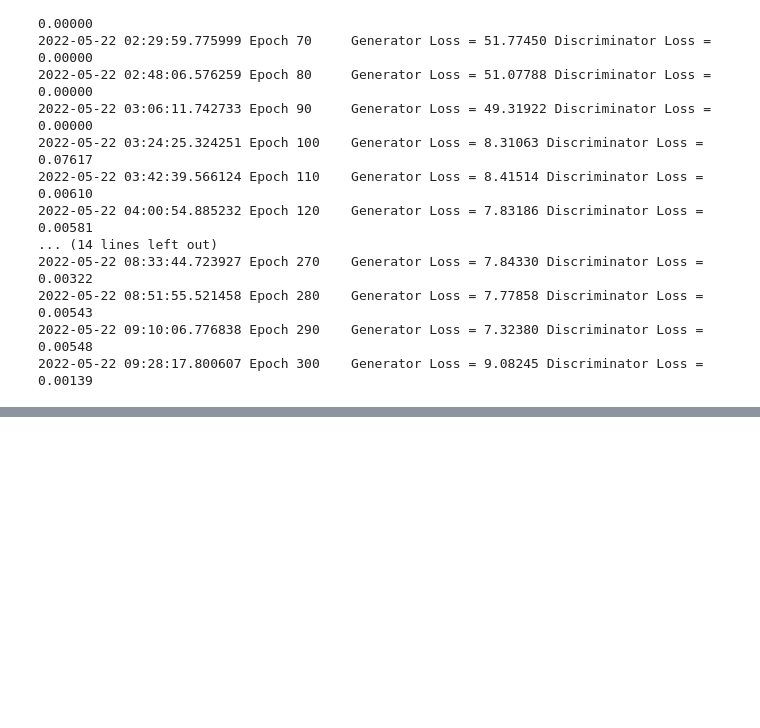
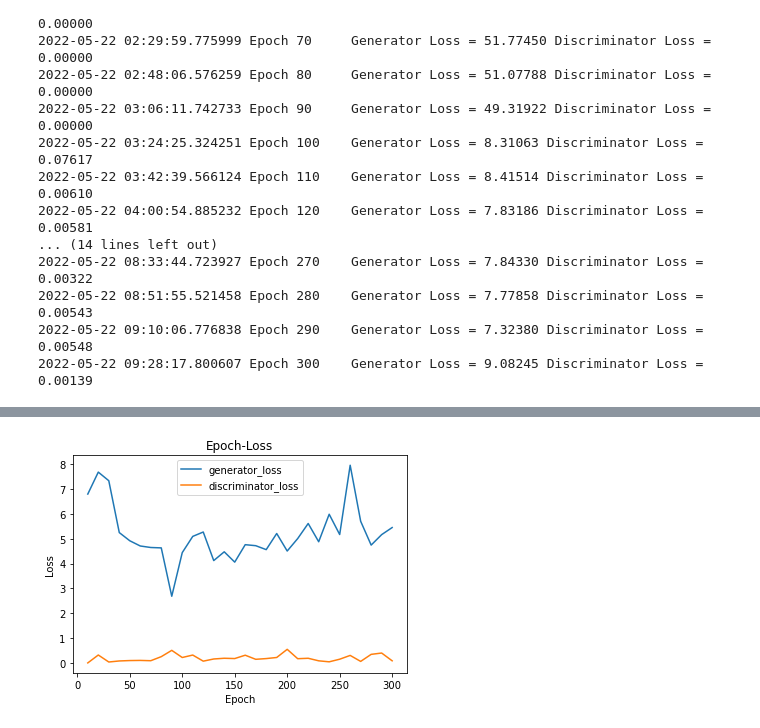
Before and after one commit to XDZhelheim/CS324-DeepLearning-Lab, a Jupyter notebook: Assignment3/Part 2/part2.ipynb, the cells around one changed output, grey strips where cells are left out. Cells and saved outputs as stored; diff of their text form; code cells hidden in the pictures; blank space fills up the shorter version.

```diff
--- a/Assignment3/Part 2/part2.ipynb
+++ b/Assignment3/Part 2/part2.ipynb
@@ -143,0 +234,27 @@ plt.show()
+# %%
+from DCGAN import Generator, Discriminator, train
+
+device = "cuda:2"
+
+generator = Generator(
+    noise_dim=100, hidden_channels_base=64, output_channels=1
+).to(device)
+discriminator = Discriminator(input_channels=1, hidden_channels_base=64).to(device)
+optimizer_G = torch.optim.Adam(generator.parameters(), lr=0.0002)
+optimizer_D = torch.optim.Adam(discriminator.parameters(), lr=0.0002)
+
+train(
+    dataloader,
+    discriminator,
+    generator,
+    optimizer_G,
+    optimizer_D,
+    noise_dim=100,
+    max_epochs=300,
+    verbose=10,
+    save_interval=5,
+    save_image_path="./gen_images_small/",
+    visual_model=True,
+    quiet=False,
+)
+# %% [output]
@@ -143,0 +278 @@ plt.show()
+[figure, added]
```
Also changed, not shown: parts of 15 cells of this notebook, 3 other files.
